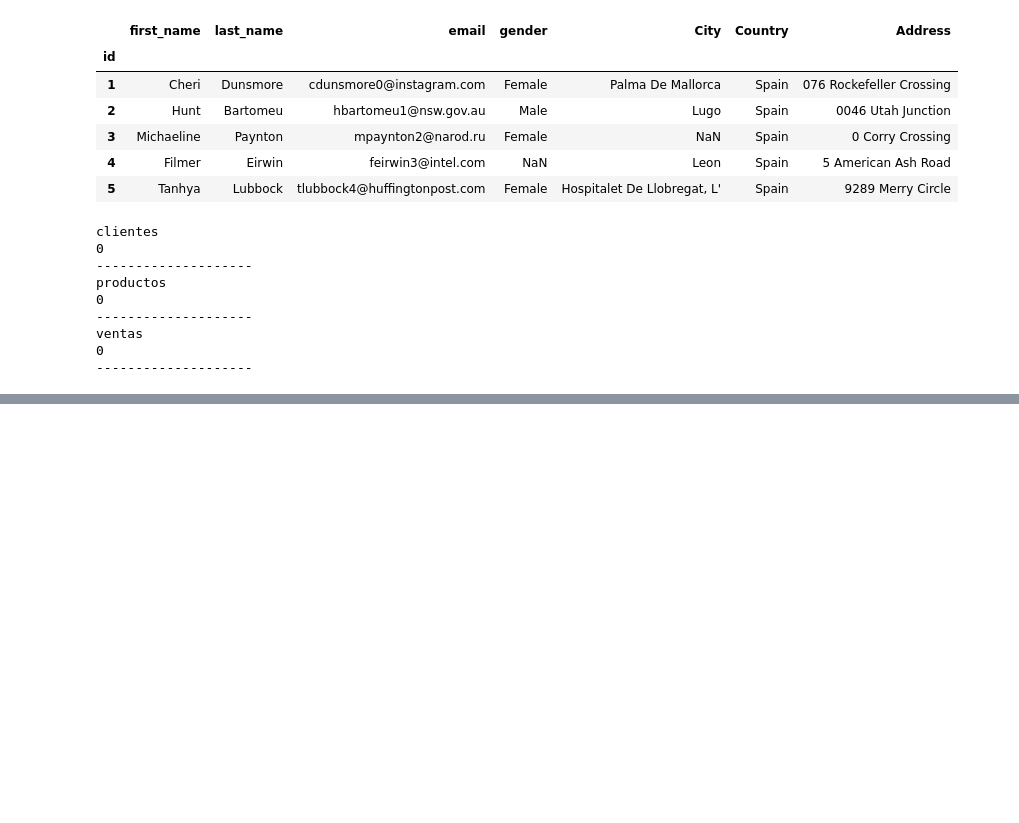
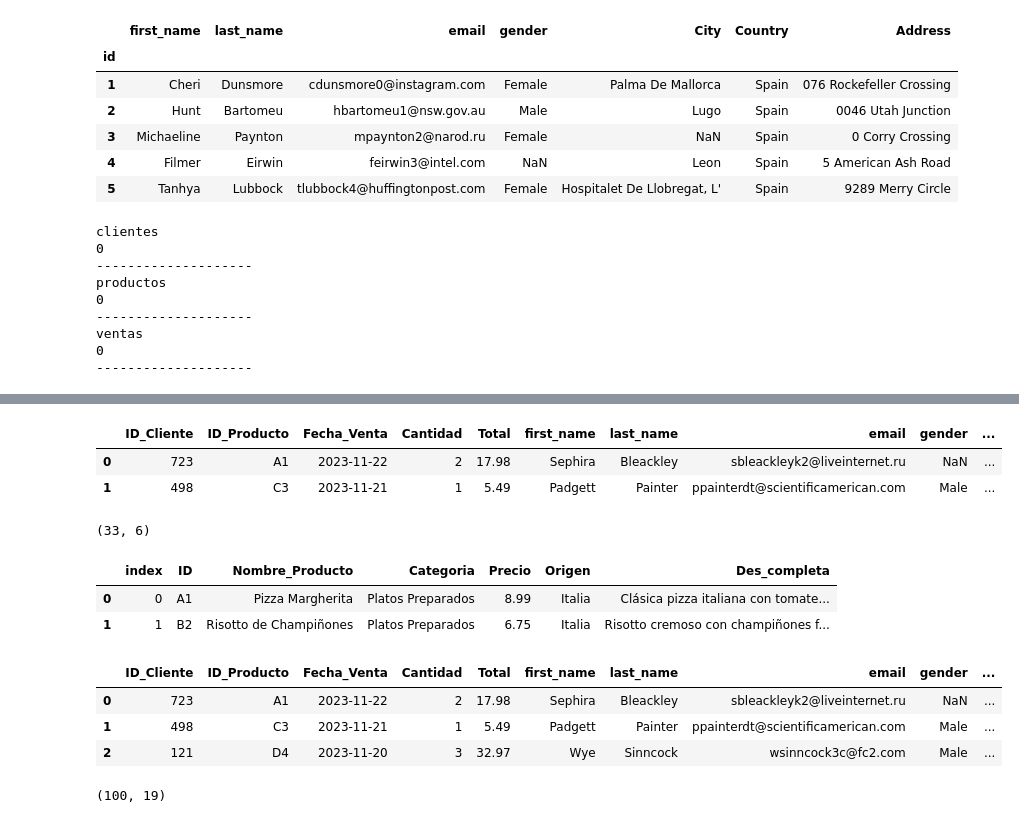
Before and after one commit to sansisimon/pair-mod3-isa-y-san, a Jupyter notebook: 10-02-pair.ipynb, the cells around one changed output, grey strips where cells are left out. Cells and saved outputs as stored; diff of their text form; code cells hidden in the pictures; blank space fills up the shorter version.

```diff
--- a/10-02-pair.ipynb
+++ b/10-02-pair.ipynb
@@ -162,0 +201,31 @@ ventas
+# %%
+df_completo.head(2)
+# %% [output]
+|  | ID_Cliente | ID_Producto | Fecha_Venta | Cantidad | Total | first_name | last_name | email | gender | ... |
+| 0 | 723 | A1 | 2023-11-22 | 2 | 17.98 | Sephira | Bleackley | sbleackleyk2@liveinternet.ru | NaN | ... |
+| 1 | 498 | C3 | 2023-11-21 | 1 | 5.49 | Padgett | Painter | ppainterdt@scientificamerican.com | Male | ... |
+# %%
+df_pctos.shape
+# %% [output]
+(33, 6)
+# %%
+df_pctos.reset_index(drop= False, inplace=True) # cambiamos la columna ID sin eliminarla
+# %%
+df_pctos.head(2)
+# %% [output]
+|  | index | ID | Nombre_Producto | Categoria | Precio | Origen | Des_completa |
+| 0 | 0 | A1 | Pizza Margherita | Platos Preparados | 8.99 | Italia | Clásica pizza italiana con tomate... |
+| 1 | 1 | B2 | Risotto de Champiñones | Platos Preparados | 6.75 | Italia | Risotto cremoso con champiñones f... |
+# %%
+df_total = df_completo.merge( right=df_pctos, how = "left", left_on="ID_Producto", right_on="ID")
+# %%
+df_total.head(3)
+# %% [output]
+|  | ID_Cliente | ID_Producto | Fecha_Venta | Cantidad | Total | first_name | last_name | email | gender | ... |
+| 0 | 723 | A1 | 2023-11-22 | 2 | 17.98 | Sephira | Bleackley | sbleackleyk2@liveinternet.ru | NaN | ... |
+| 1 | 498 | C3 | 2023-11-21 | 1 | 5.49 | Padgett | Painter | ppainterdt@scientificamerican.com | Male | ... |
+| 2 | 121 | D4 | 2023-11-20 | 3 | 32.97 | Wye | Sinncock | wsinncock3c@fc2.com | Male | ... |
+# %%
+df_total.shape
+# %% [output]
+(100, 19)
```
Also changed, not shown: parts of 10 cells of this notebook, 1 other file.
